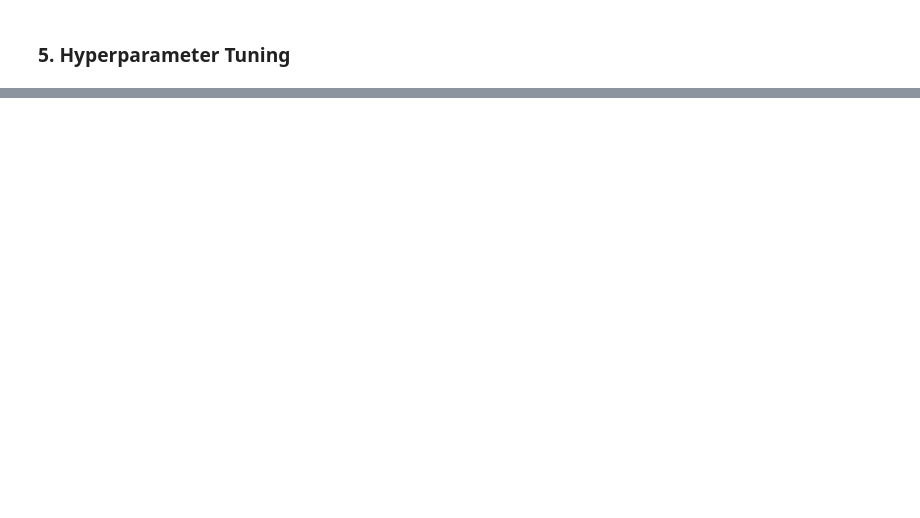
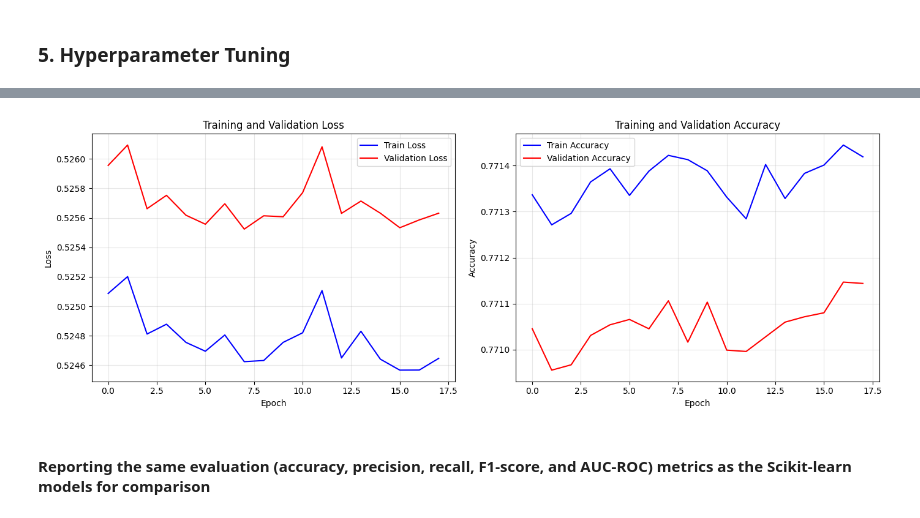
Before and after one commit to jamie07262/ML-MODEL-TRAINING-AND-EVALUATION, a Jupyter notebook: assignment2.ipynb, the cells around one changed output, grey strips where cells are left out. Drawn from its saved outputs; the diff is of its cells as text; code cells hidden in the pictures; blank space fills up the shorter version.

```diff
--- a/assignment2.ipynb
+++ b/assignment2.ipynb
@@ -812,0 +1017,18 @@ p.requires_grad):,}')
+# %%
+# Evaluation function with DataLoader
+def evaluate_with_loader(model, loader, criterion, device):
+    model.eval()
+    total_loss = 0
+    correct = 0
+    total = 0
+
+    with torch.no_grad():
+        for X_batch, y_batch in loader:
+            X_batch, y_batch = X_batch.to(device), y_batch.to(device)
+            y_pred = model(X_batch)
+            total_loss += criterion(y_pred, y_batch).item()
+            predictions = (torch.sigmoid(y_pred) >= 0.5).float() # applying sigmoid to get probabilities and then thresholding at 0.5 for binary classification
+            correct += (predictions == y_batch).sum().item()
+            total += len(y_batch)
+
+    return total_loss / len(loader), correct / total
@@ -812,0 +1105,31 @@ p.requires_grad):,}')
+# %%
+import matplotlib.pyplot as plt
+
+fig, (ax1, ax2) = plt.subplots(1, 2, figsize=(14, 5))
+
+
+# Loss curves
+ax1.plot(train_losses, label='Train Loss', color='blue')
+ax1.plot(val_losses, label='Validation Loss', color='red')
+ax1.set_xlabel('Epoch')
+ax1.set_ylabel('Loss')
+ax1.set_title('Training and Validation Loss')
+ax1.legend()
+ax1.grid(True, alpha=0.3)
+
+
+# Accuracy curves
+ax2.plot(train_accs, label='Train Accuracy', color='blue')
+ax2.plot(val_accs, label='Validation Accuracy', color='red')
+ax2.set_xlabel('Epoch')
+ax2.set_ylabel('Accuracy')
+ax2.set_title('Training and Validation Accuracy')
+ax2.legend()
+ax2.grid(True, alpha=0.3)
+plt.tight_layout()
+plt.savefig('training_curves.png', dpi=150, bbox_inches='tight')
+plt.show()
+# %% [output]
+[figure, added]
+# %% [markdown]
+#### Reporting the same evaluation (accuracy, precision, recall, F1-score, and AUC-ROC) metrics as the Scikit-learn models for comparison
```
Also changed, not shown: parts of 67 cells of this notebook, 3 other files.
